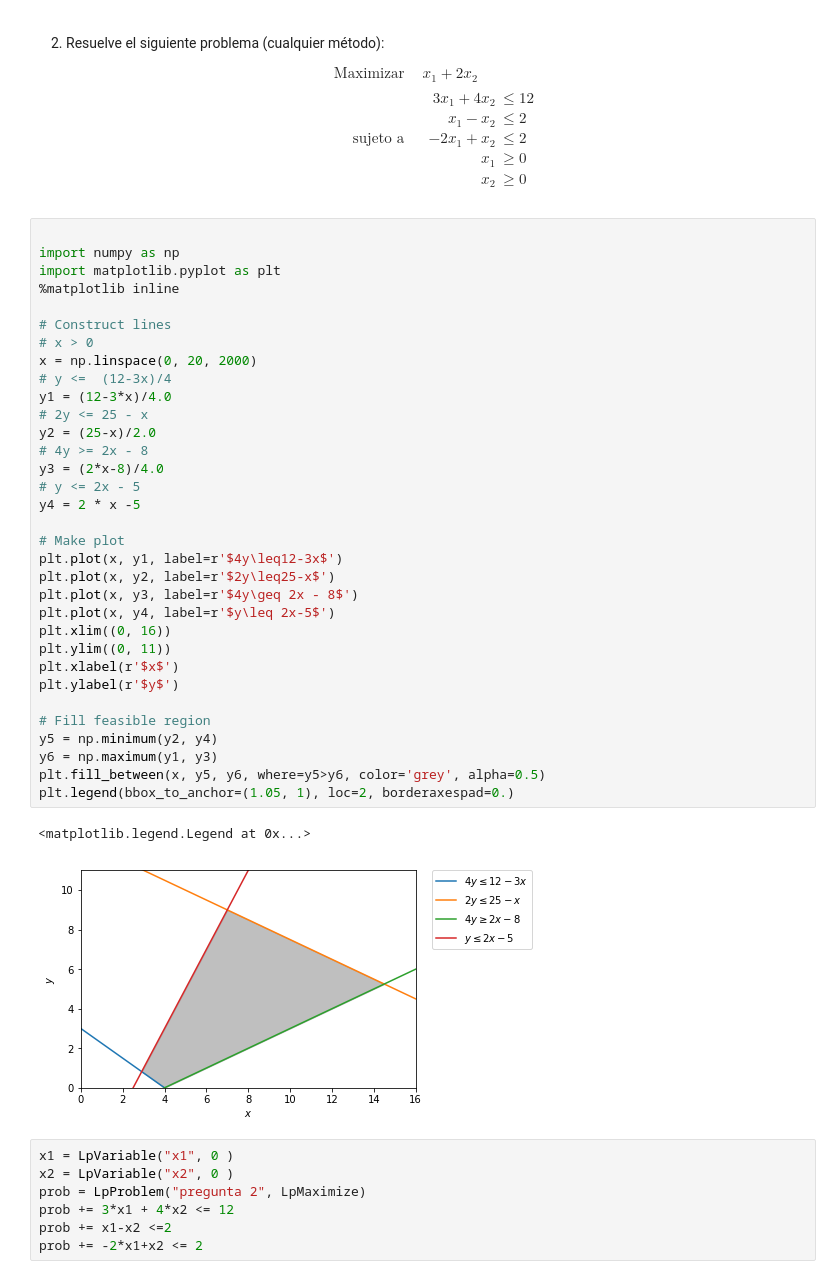
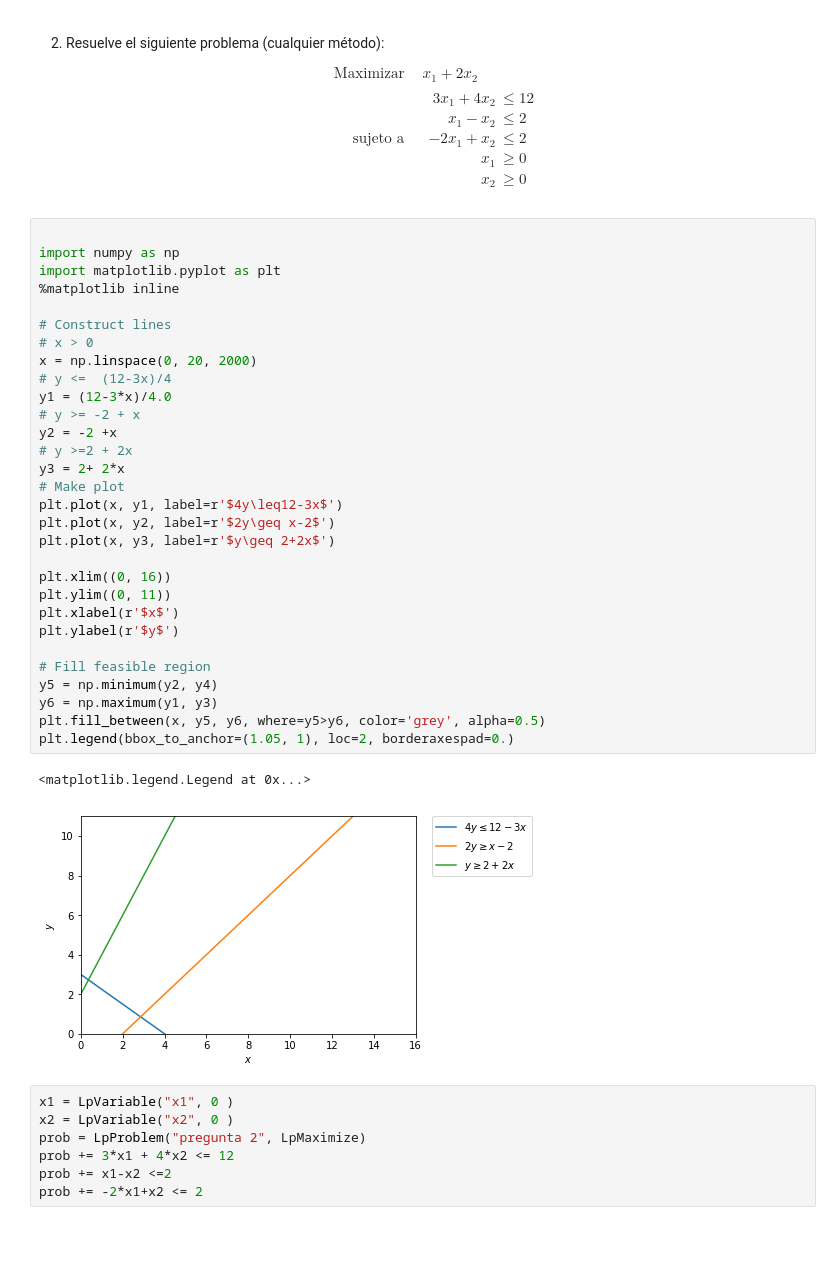
Before and after one commit to VeraniaHdez12/Programacion-Lineal, a Jupyter notebook: Examen 1.ipynb, the cells around one changed output. Cells and saved outputs as stored; diff of their text form; blank space fills up the shorter version.

```diff
--- a/Examen 1.ipynb
+++ b/Examen 1.ipynb
@@ -75,39 +75,36 @@ value(x), value(y), value(prob.objective)
 # %%
 
 import numpy as np
 import matplotlib.pyplot as plt
 %matplotlib inline
 
 # Construct lines
 # x > 0
 x = np.linspace(0, 20, 2000)
 # y <=  (12-3x)/4
 y1 = (12-3*x)/4.0
-# 2y <= 25 - x
-y2 = (25-x)/2.0
-# 4y >= 2x - 8
-y3 = (2*x-8)/4.0
-# y <= 2x - 5
-y4 = 2 * x -5
-
+# y >= -2 + x
+y2 = -2 +x
+# y >=2 + 2x
+y3 = 2+ 2*x
 # Make plot
 plt.plot(x, y1, label=r'$4y\leq12-3x$')
-plt.plot(x, y2, label=r'$2y\leq25-x$')
-plt.plot(x, y3, label=r'$4y\geq 2x - 8$')
-plt.plot(x, y4, label=r'$y\leq 2x-5$')
+plt.plot(x, y2, label=r'$2y\geq x-2$')
+plt.plot(x, y3, label=r'$y\geq 2+2x$')
+
 plt.xlim((0, 16))
 plt.ylim((0, 11))
 plt.xlabel(r'$x$')
 plt.ylabel(r'$y$')
 
 # Fill feasible region
 y5 = np.minimum(y2, y4)
 y6 = np.maximum(y1, y3)
 plt.fill_between(x, y5, y6, where=y5>y6, color='grey', alpha=0.5)
 plt.legend(bbox_to_anchor=(1.05, 1), loc=2, borderaxespad=0.)
 # %% [output]
 <matplotlib.legend.Legend at 0x...>
-[figure, old version]
+[figure, new version]
 # %%
 x1 = LpVariable("x1", 0 )
 x2 = LpVariable("x2", 0 )
```
